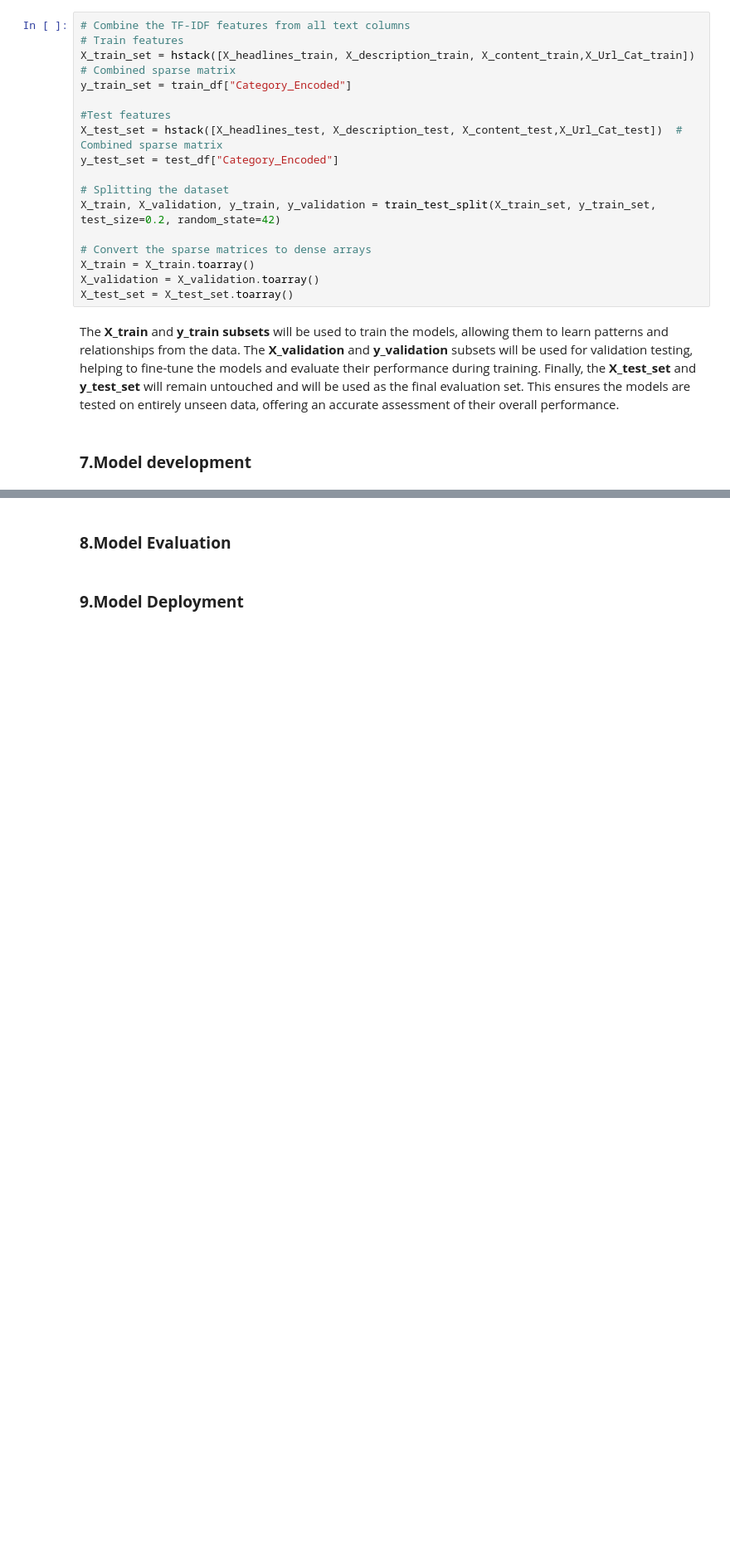
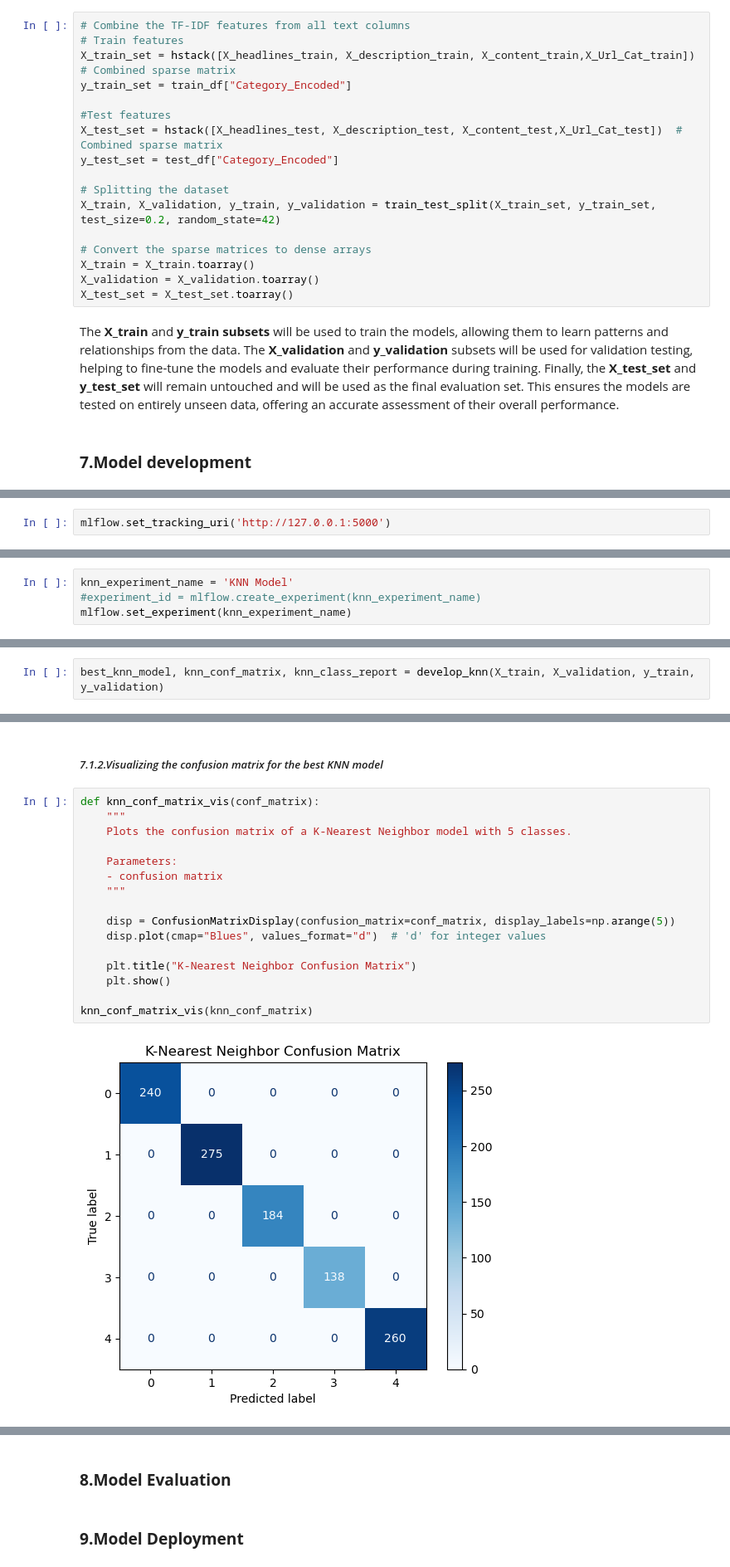
Before and after one commit to lamelkekana/Team3_ClassificationProject, a Jupyter notebook: News_articles.ipynb, the cells around one changed output, grey strips where cells are left out. Shown at 83% size. Saved outputs shown, nothing was run; the diff lists cells and outputs as text; blank space fills up the shorter version.

```diff
--- a/News_articles.ipynb
+++ b/News_articles.ipynb
@@ -866,0 +886,2 @@ The __X_train__ and __y_train subsets__ will be used to train the models, allowi
+# %%
+mlflow.set_tracking_uri('http://127.0.0.1:5000')
@@ -866,0 +896,4 @@ The __X_train__ and __y_train subsets__ will be used to train the models, allowi
+# %%
+knn_experiment_name = 'KNN Model'
+#experiment_id = mlflow.create_experiment(knn_experiment_name)
+mlflow.set_experiment(knn_experiment_name)
@@ -866,0 +1013,2 @@ The __X_train__ and __y_train subsets__ will be used to train the models, allowi
+# %%
+best_knn_model, knn_conf_matrix, knn_class_report = develop_knn(X_train, X_validation, y_train, y_validation)
@@ -866,0 +1042,20 @@ The __X_train__ and __y_train subsets__ will be used to train the models, allowi
+# %% [markdown]
+##### *7.1.2.Visualizing the confusion matrix for the best KNN model*
+# %%
+def knn_conf_matrix_vis(conf_matrix):
+    """
+    Plots the confusion matrix of a K-Nearest Neighbor model with 5 classes.
+
+    Parameters:
+    - confusion matrix
+    """
+
+    disp = ConfusionMatrixDisplay(confusion_matrix=conf_matrix, display_labels=np.arange(5))
+    disp.plot(cmap="Blues", values_format="d")  # 'd' for integer values
+
+    plt.title("K-Nearest Neighbor Confusion Matrix")
+    plt.show()
+
+knn_conf_matrix_vis(knn_conf_matrix)
+# %% [output]
+[figure, added]
```
Also changed, not shown: parts of 49 cells of this notebook, 2 other files.
